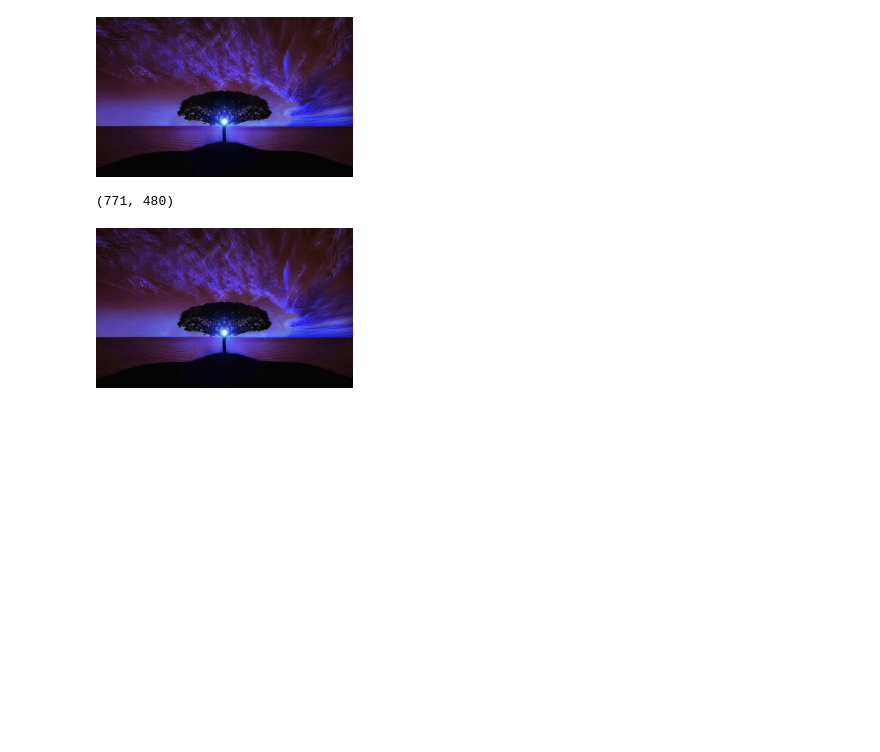
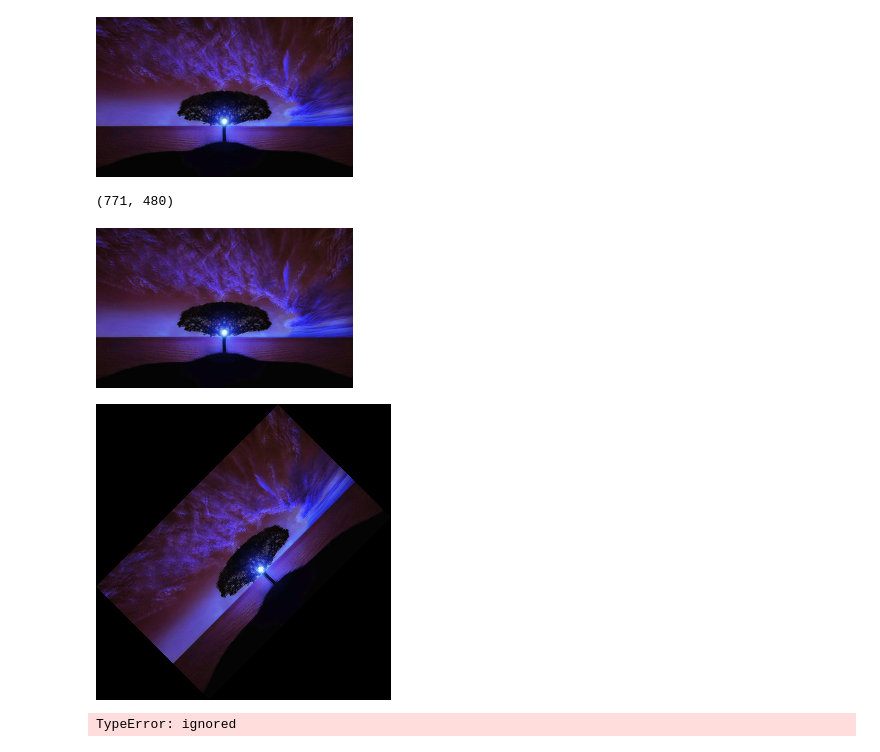
Before and after one commit to Andrew-Huang-0616/20200616, a Jupyter notebook: Untitled2.ipynb, the cells around one changed output. Drawn from its saved outputs; the diff is of its cells as text; code cells hidden in the pictures; blank space fills up the shorter version.

```diff
--- a/Untitled2.ipynb
+++ b/Untitled2.ipynb
@@ -53,6 +53,12 @@ im_rgb.size
 # %% [output]
 (771, 480)
 # %%
-im_rgb.resize((im_rgb.size[0]//3, im_rgb.size[1]//3))
+im_rgb=im_rgb.resize((im_rgb.size[0]//3,im_rgb.size[1]//3))
 # %% [output]
 [figure]
+# %%
+im_rgb=im_rgb.resize((im_rgb.size[0]//3,im_rgb.size[1]//3))
+# %%
+im_rgb.rotate(45,expand=True)
+# %% [output]
+[figure, added]
@@ -58,0 +69,4 @@ im_rgb.resize((im_rgb.size[0]//3, im_rgb.size[1]//3))
+# %%
+draw.text((10, 10)),"Hello Pillow",(0, 0, 0)
+# %% [output]
+TypeError: ignored
```
Also changed, not shown: parts of 13 cells of this notebook.
